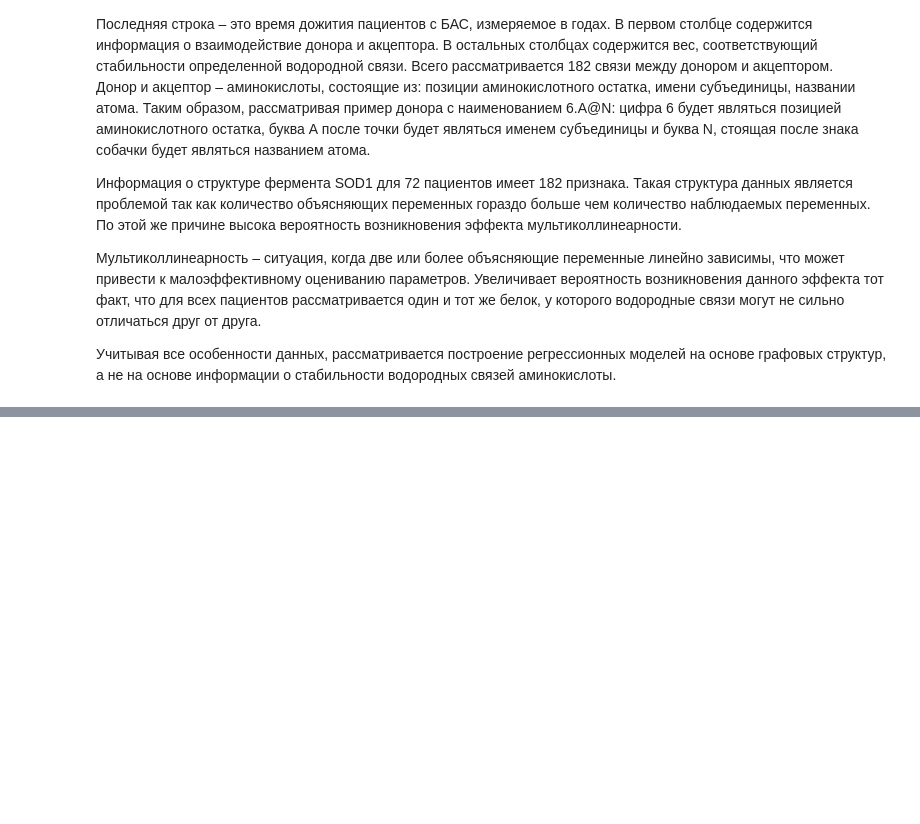
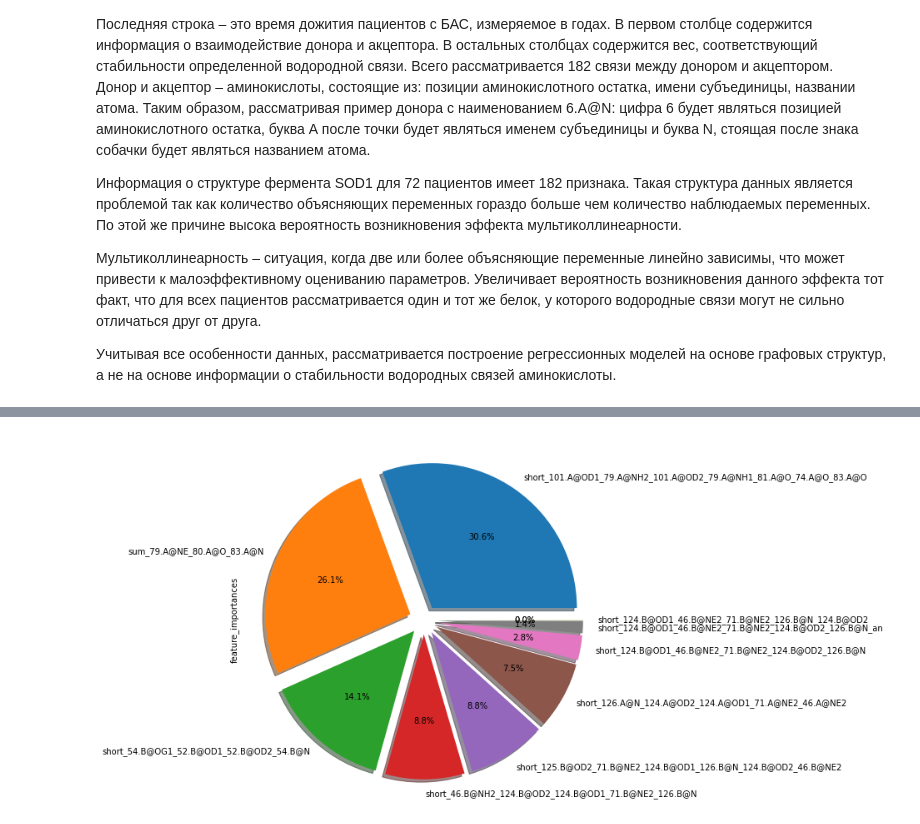
Before and after one commit to Voronik1801/BioProject, a Jupyter notebook: Prediction Survival Time.ipynb, the cells around one changed output, grey strips where cells are left out. Cells and saved outputs as stored; diff of their text form; code cells hidden in the pictures; blank space fills up the shorter version.

```diff
--- a/Prediction Survival Time.ipynb
+++ b/Prediction Survival Time.ipynb
@@ -57,0 +796,11 @@ ImportError: attempted relative import with no known parent package
+# %%
+neigh = KNeighborsRegressor(n_neighbors=2)
+neigh.fit(characteristic_subgraph, y)
+y_pred_neigh = neigh.predict(characteristic_subgraph)
+metrics = pd.concat([metrics,
+           pd.DataFrame([['K_Neighbors',
+                          neigh.score(characteristic_subgraph, y),
+                          np.sqrt(mean_squared_error(y, y_pred_neigh)),
+                          mean_absolute_error(y, y_pred_neigh)]],
+                        columns=['Method','R2','RMSE', 'MAE'])
+          ])
@@ -57,0 +835,6 @@ ImportError: attempted relative import with no known parent package
+# %%
+rf = RandomForestRegressor(n_estimators=57,
+                           max_depth = 7
+                          )
+rf.fit(characteristic_subgraph, y)
+y_predicted_rf = rf.predict(characteristic_subgraph)
@@ -57,0 +890,17 @@ ImportError: attempted relative import with no known parent package
+# %%
+rf = RandomForestRegressor(n_estimators=57, max_depth = 7)
+rf.fit(characteristic_subgraph, y)
+feature_importances_df = pd.DataFrame({'features':list(characteristic_subgraph.columns),
+                                       'feature_importances':  rf.feature_importances_})\
+                        .sort_values(by='feature_importances', ascending=False)
+
+feature_importances_df.plot.pie(
+                        explode=[0.1]*len(characteristic_subgraph.columns),
+                        labels = feature_importances_df.features,
+                        y = 'feature_importances',
+                        autopct='%1.1f%%',
+                        shadow=True,
+                        legend=False,
+                        figsize=(8, 8));
+# %% [output]
+[figure, added]
```
Also changed, not shown: parts of 75 cells of this notebook, 13 other files.
